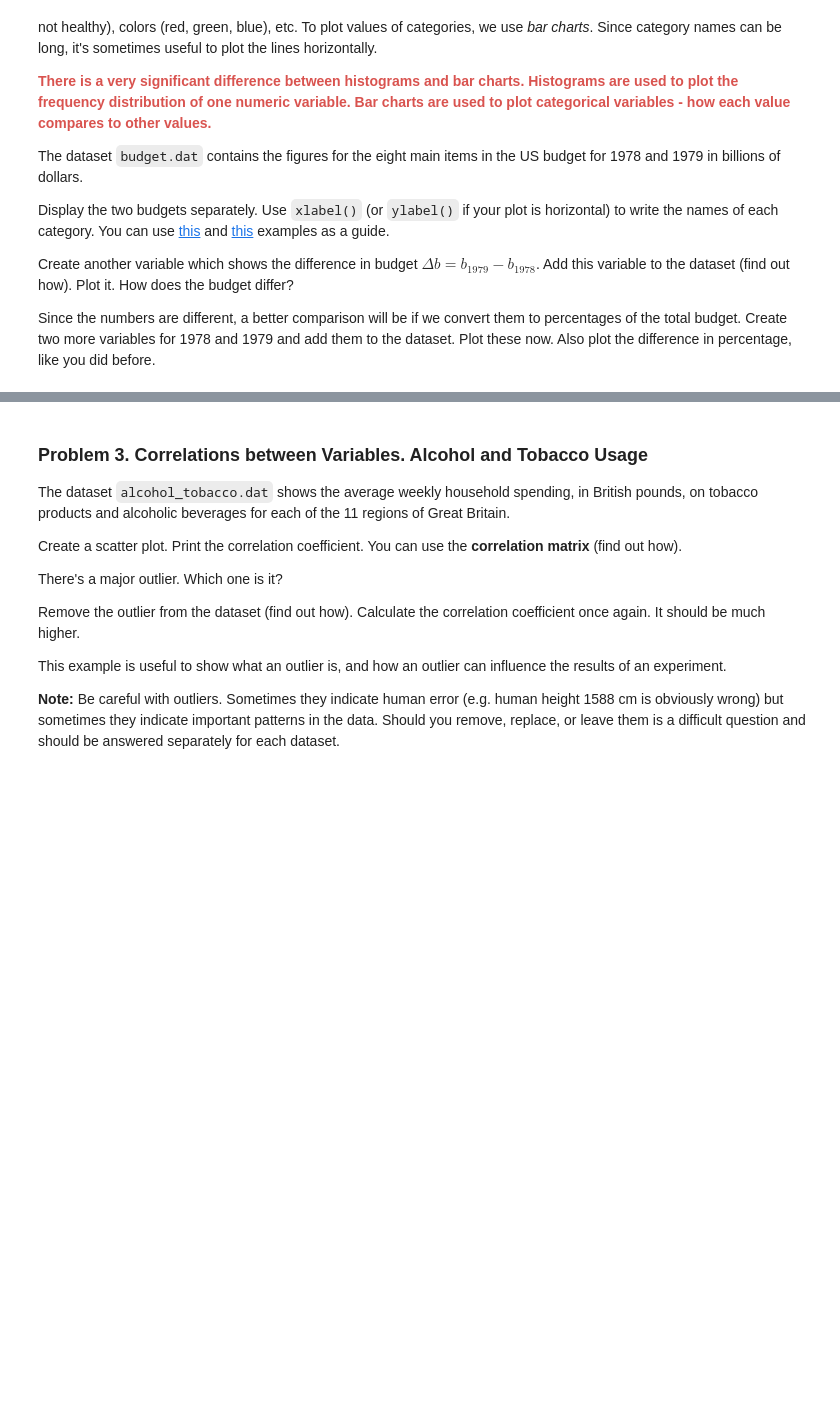
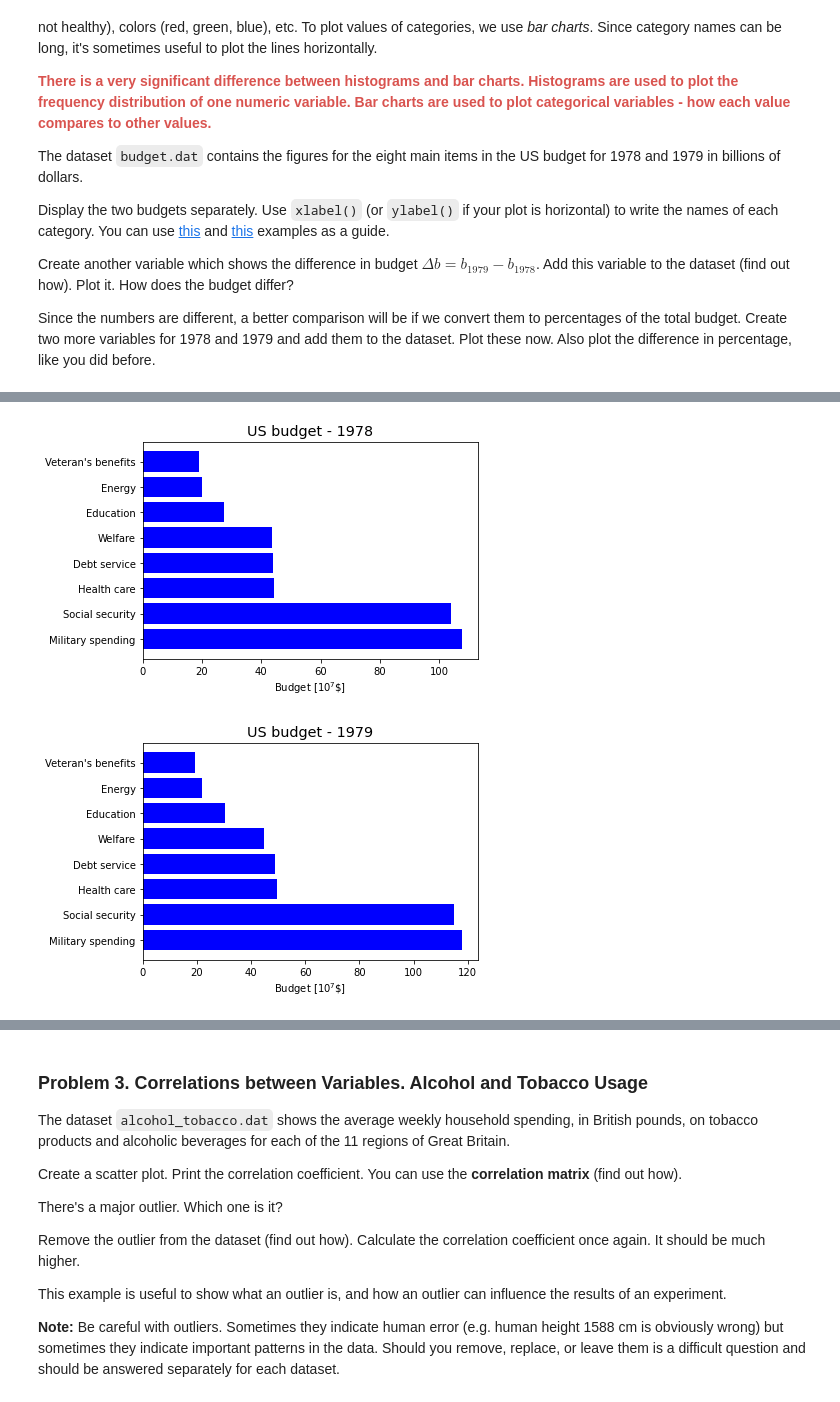
Before and after one commit to momchilantonov/SoftUni-Math-Concepts-For-Developers-February-2021, a Jupyter notebook: Statistics/Homework/Statistics Exercise.ipynb, the cells around one changed output, grey strips where cells are left out. Drawn from its saved outputs; the diff is of its cells as text; code cells hidden in the pictures; blank space fills up the shorter version.

```diff
--- a/Statistics/Homework/Statistics Exercise.ipynb
+++ b/Statistics/Homework/Statistics Exercise.ipynb
@@ -137,0 +127,3 @@ Since the numbers are different, a better comparison will be if we convert them
+# %%
+budget_data = pd.read_table(".\\data\\budget.dat")
+budget_data
@@ -137,0 +140,16 @@ Since the numbers are different, a better comparison will be if we convert them
+# %%
+def plot_budget(title, data_category, data):
+    plt.barh(data_category, data, color="b")
+    plt.title(title, size="x-large")
+    plt.xlabel("Budget [$10^7\$]$")
+    plt.show()
+# %%
+budget_category = budget_data["Category"]
+budget_1978 = budget_data["1978"]
+budget_1979 = budget_data["1979"]
+plot_budget("US budget - 1978", budget_category, budget_1978)
+plot_budget("US budget - 1979", budget_category, budget_1979)
+plt.show()
+# %% [output]
+[figure, added]
+[figure, added]
```
Also changed, not shown: parts of 21 cells of this notebook.
